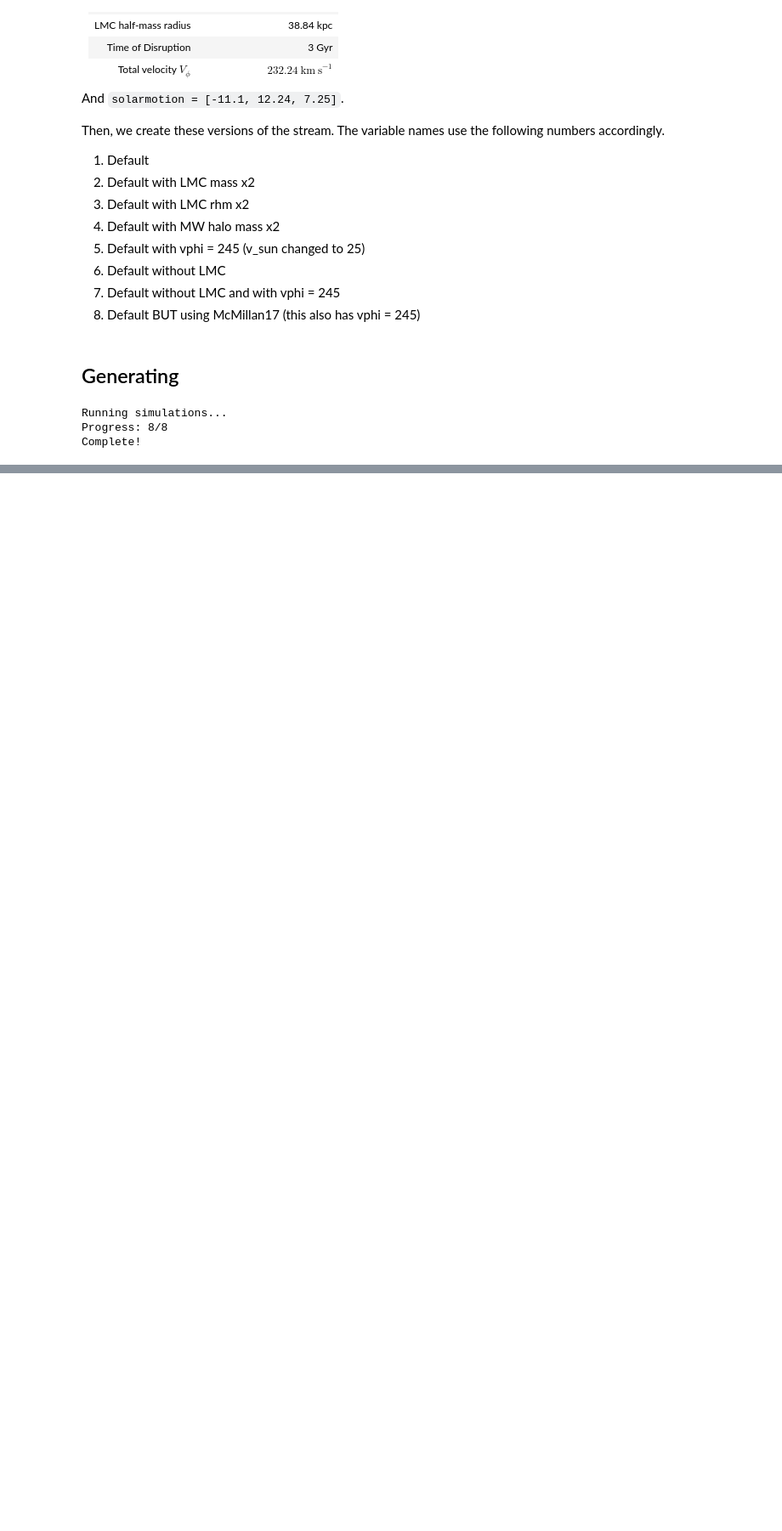
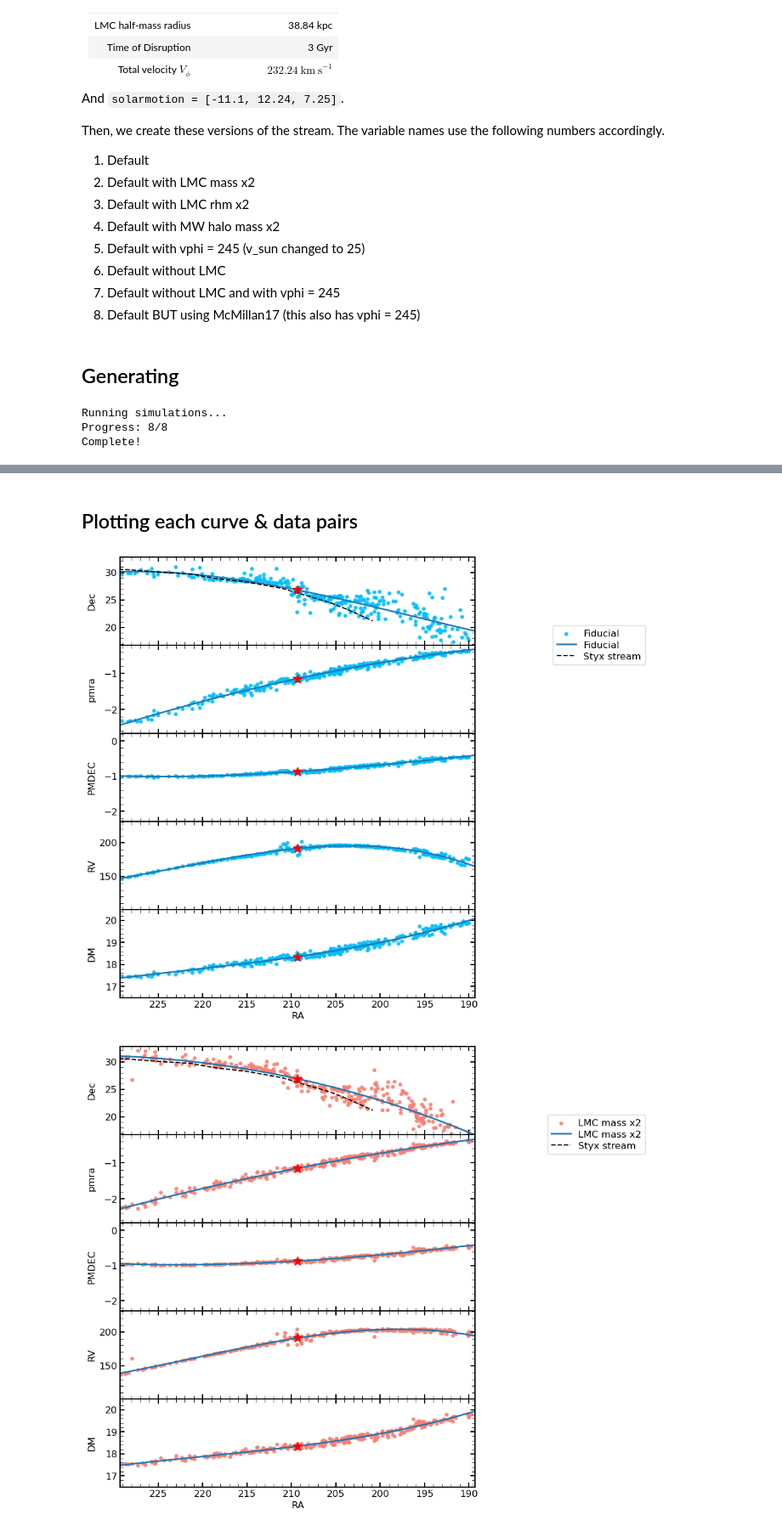
Before and after one commit to Kevin22888/Research-Bootes-III, a Jupyter notebook: main-notebooks/Bootes III Part 2.ipynb, the cells around one changed output, grey strips where cells are left out. Shown at 85% size. Drawn from its saved outputs; the diff is of its cells as text; code cells hidden in the pictures; blank space fills up the shorter version.

```diff
--- a/main-notebooks/Bootes III Part 2.ipynb
+++ b/main-notebooks/Bootes III Part 2.ipynb
@@ -790,0 +798,44 @@ plt.show()
+# %% [markdown]
+## Plotting each curve & data pairs
+# %%
+def plot_curve_and_data(ax, lead, trail, curve, **kwargs):
+    ax[0].scatter(np.append(lead.ra(), trail.ra()), np.append(lead.dec(), trail.dec()), marker='.', **kwargs)
+    ax[1].scatter(np.append(lead.ra(), trail.ra()), np.append(lead.pmra(), trail.pmra()), marker='.', **kwargs)
+    ax[2].scatter(np.append(lead.ra(), trail.ra()), np.append(lead.pmdec(), trail.pmdec()), marker='.', **kwargs)
+    ax[3].scatter(np.append(lead.ra(), trail.ra()), np.append(lead.vlos(), trail.vlos()), marker='.', **kwargs)
+    ax[4].scatter(np.append(lead.ra(), trail.ra()), distance_to_dm(1000 * np.append(lead.dist(), trail.dist())), marker='.', **kwargs)
+
+    kwargs.pop('alpha', 1)
+    kwargs.pop('c', 'k')
+    ax[0].plot(curve[0][:,0], curve[0][:,1], **kwargs)
+    ax[1].plot(curve[1][:,0], curve[1][:,1], **kwargs)
+    ax[2].plot(curve[2][:,0], curve[2][:,1], **kwargs)
+    ax[3].plot(curve[3][:,0], curve[3][:,1], **kwargs)
+    ax[4].plot(curve[4][:,0], curve[4][:,1], **kwargs)
+# %%
+labels = ["Dec", "pmra", "PMDEC", "RV", "DM"]
+values = [DEC_BOO3, PMRA_BOO3, PMDEC_BOO3, VEL_BOO3, distance_to_dm(DIST_BOO3*1000)]
+scales = [(DEC_BOO3-10, DEC_BOO3+6), (PMRA_BOO3-1.5, PMRA_BOO3+0.95),
+          (PMDEC_BOO3-1.4, PMDEC_BOO3+1.1), (VEL_BOO3-60-30, VEL_BOO3+10+30), (16.5, 20.5)]
+
+for data, curve, colour, name in zip(orbit_results, orbit_curves, _colours, _names):
+    fig, ax = plt.subplots(5, 1, sharex=True, figsize=(8, 10))
+    fig.subplots_adjust(hspace=0)
+
+    plot_curve_and_data(ax, data[0], data[1], curve, c=colour, label=name, alpha=0.8, lw=2)
+    ax[0].plot(styx_trace['col1'], styx_trace['col2'], 'k--', label='Styx stream')
+
+    for ax_i, label, value, scale in zip(ax, labels, values, scales):
+        ax_i.plot(RA_BOO3, value, "*r", ms=12)
+        ax_i.set_ylabel(label)
+        ax_i.set_xlim(RA_BOO3-20, RA_BOO3+20)
+        ax_i.set_ylim(*scale)
+        ax_i.invert_xaxis()
+    ax[4].set_xlabel("RA")
+
+    fig.align_ylabels(ax)
+    ax[0].legend(loc='center right', bbox_to_anchor=(1.5, 0), fontsize=12)
+    plt.show()
+# %% [output]
+[figure, added]
+[figure, added]
```
Also changed, not shown: parts of 9 cells of this notebook.
